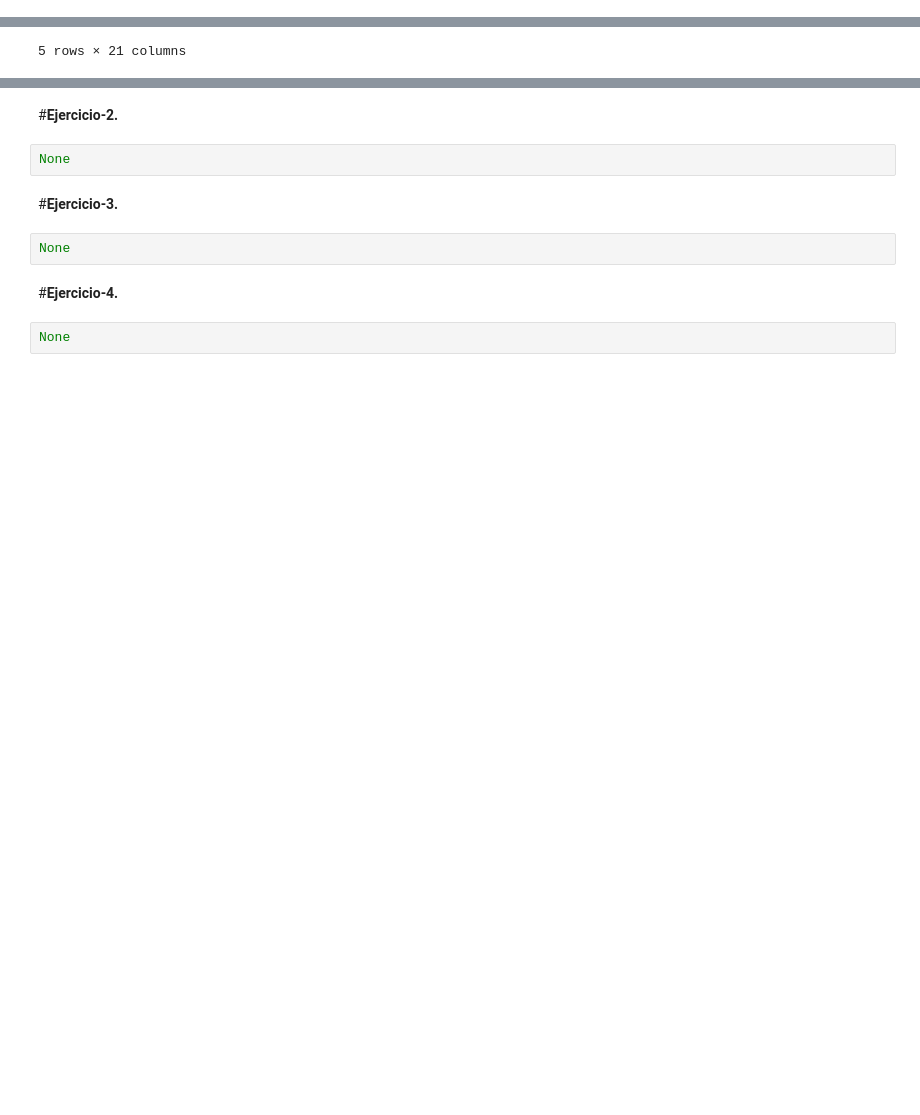
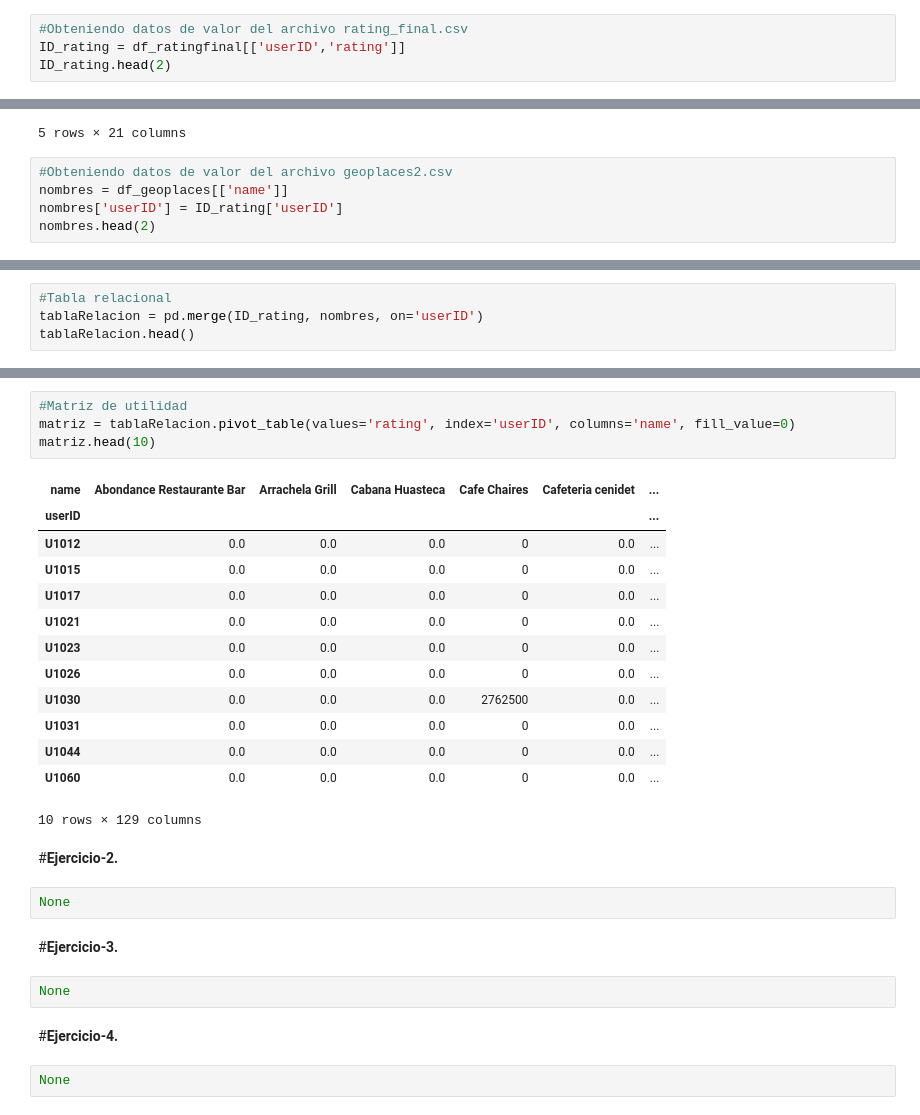
Before and after one commit to LH-1169213/Equipo3, a Jupyter notebook: MNA_IAyAA_semana_10_Actividad.ipynb, the cells around one changed output, grey strips where cells are left out. Saved outputs shown, nothing was run; the diff lists cells and outputs as text; blank space fills up the shorter version.

```diff
--- a/MNA_IAyAA_semana_10_Actividad.ipynb
+++ b/MNA_IAyAA_semana_10_Actividad.ipynb
@@ -41,3 +41,7 @@ df_ratingfinal.head()
 | 3 | U1077 | 132825 | 2 | 2 | 2 |
 | 4 | U1077 | 135060 | 1 | 2 | 2 |
 | 5 | U1068 | 135104 | 1 | 1 | 2 |
+# %%
+#Obteniendo datos de valor del archivo rating_final.csv
+ID_rating = df_ratingfinal[['userID','rating']]
+ID_rating.head(2)
@@ -61,3 +69,8 @@ df_geoplaces.head()
 | 4 | 132667 | 23.7526973 | -99.1633594 | 0101000020957F00005D67BCDDED8157C... | little pizza Emilio Portes Gil | calle emilio portes gil | victoria | tamaulipas | ? | ? | ... |
 | 5 | 132613 | 23.7529035 | -99.165076 | 0101000020957F00008EBA2D06DC8157C... | carnitas_mata | lic. Emilio portes gil | victoria | Tamaulipas | Mexico | ? | ... |
 5 rows × 21 columns
+# %%
+#Obteniendo datos de valor del archivo geoplaces2.csv
+nombres = df_geoplaces[['name']]
+nombres['userID'] = ID_rating['userID']
+nombres.head(2)
@@ -63,0 +86,4 @@ df_geoplaces.head()
+# %%
+#Tabla relacional
+tablaRelacion = pd.merge(ID_rating, nombres, on='userID')
+tablaRelacion.head()
@@ -64,3 +97,21 @@ df_geoplaces.head()
+# %%
+#Matriz de utilidad
+matriz = tablaRelacion.pivot_table(values='rating', index='userID', columns='name', fill_value=0)
+matriz.head(10)
+# %% [output]
+| name | Abondance Restaurante Bar | Arrachela Grill | Cabana Huasteca | Cafe Chaires | Cafeteria cenidet | ... |
+| userID |  |  |  |  |  | ... |
+| U1012 | 0.0 | 0.0 | 0.0 | 0 | 0.0 | ... |
+| U1015 | 0.0 | 0.0 | 0.0 | 0 | 0.0 | ... |
+| U1017 | 0.0 | 0.0 | 0.0 | 0 | 0.0 | ... |
+| U1021 | 0.0 | 0.0 | 0.0 | 0 | 0.0 | ... |
+| U1023 | 0.0 | 0.0 | 0.0 | 0 | 0.0 | ... |
+| U1026 | 0.0 | 0.0 | 0.0 | 0 | 0.0 | ... |
+| U1030 | 0.0 | 0.0 | 0.0 | 2762500 | 0.0 | ... |
+| U1031 | 0.0 | 0.0 | 0.0 | 0 | 0.0 | ... |
+| U1044 | 0.0 | 0.0 | 0.0 | 0 | 0.0 | ... |
+| U1060 | 0.0 | 0.0 | 0.0 | 0 | 0.0 | ... |
+10 rows × 129 columns
 # %% [markdown]
 #**Ejercicio-2.**
 # %%
```
Also changed, not shown: parts of 3 cells of this notebook.
